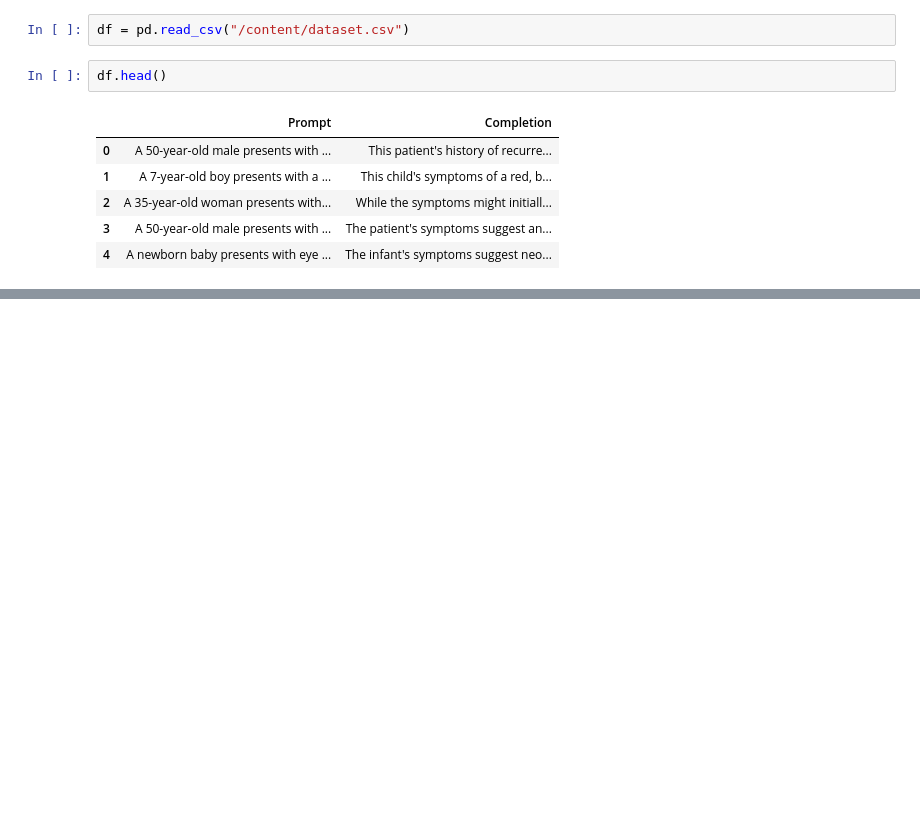
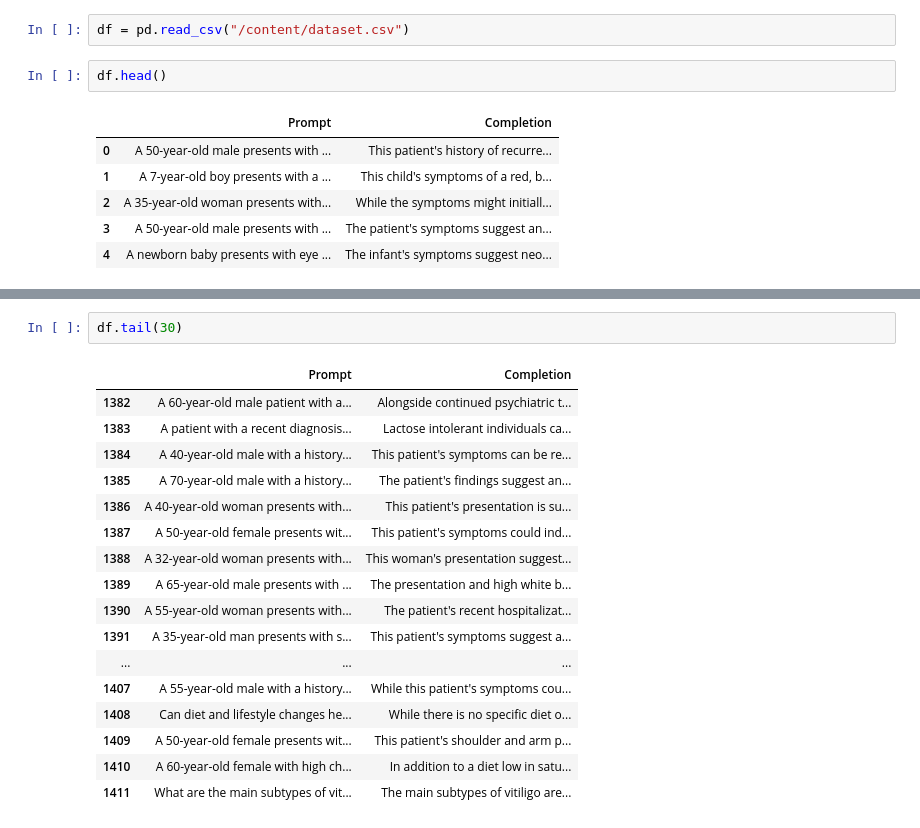
Before and after one commit to saba4405/SabaYasmeen5F8, a Jupyter notebook: libraries.ipynb, the cells around one changed output, grey strips where cells are left out. Saved outputs shown, nothing was run; the diff lists cells and outputs as text; blank space fills up the shorter version.

```diff
--- a/libraries.ipynb
+++ b/libraries.ipynb
@@ -61,0 +75,20 @@ df.head()
+# %%
+df.tail(30)
+# %% [output]
+|  | Prompt | Completion |
+| 1382 | A 60-year-old male patient with a... | Alongside continued psychiatric t... |
+| 1383 | A patient with a recent diagnosis... | Lactose intolerant individuals ca... |
+| 1384 | A 40-year-old male with a history... | This patient's symptoms can be re... |
+| 1385 | A 70-year-old male with a history... | The patient's findings suggest an... |
+| 1386 | A 40-year-old woman presents with... | This patient's presentation is su... |
+| 1387 | A 50-year-old female presents wit... | This patient's symptoms could ind... |
+| 1388 | A 32-year-old woman presents with... | This woman's presentation suggest... |
+| 1389 | A 65-year-old male presents with ... | The presentation and high white b... |
+| 1390 | A 55-year-old woman presents with... | The patient's recent hospitalizat... |
+| 1391 | A 35-year-old man presents with s... | This patient's symptoms suggest a... |
+| ... | ... | ... |
+| 1407 | A 55-year-old male with a history... | While this patient's symptoms cou... |
+| 1408 | Can diet and lifestyle changes he... | While there is no specific diet o... |
+| 1409 | A 50-year-old female presents wit... | This patient's shoulder and arm p... |
+| 1410 | A 60-year-old female with high ch... | In addition to a diet low in satu... |
+| 1411 | What are the main subtypes of vit... | The main subtypes of vitiligo are... |
```
Also changed, not shown: parts of 4 cells of this notebook.
